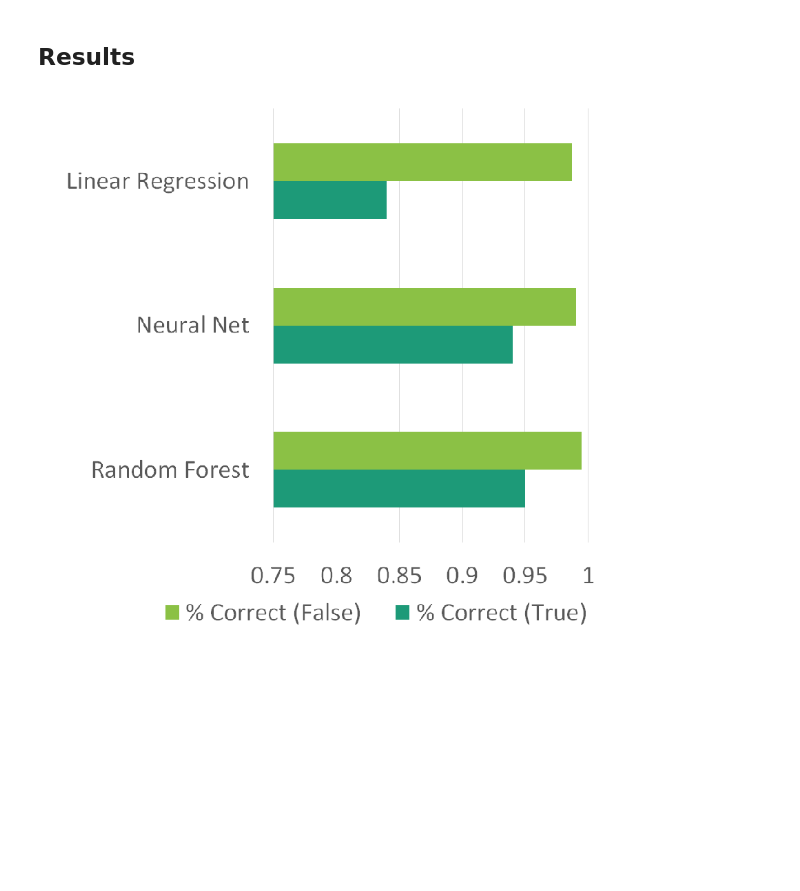
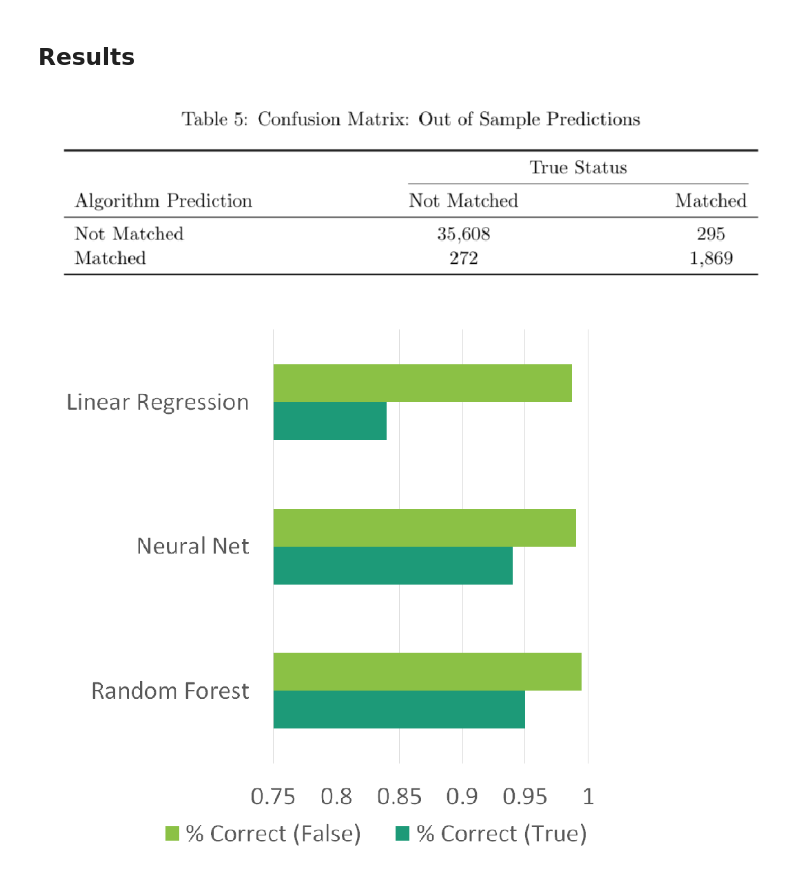
Before and after one commit to cookchr2/byu_machine_learning_project_ben-chris, a Jupyter notebook: Presentation - Census Linking with Machine Learning.ipynb, the cells around one changed output. Cells and saved outputs as stored; diff of their text form; code cells hidden in the pictures; blank space fills up the shorter version.

```diff
--- a/Presentation - Census Linking with Machine Learning.ipynb
+++ b/Presentation - Census Linking with Machine Learning.ipynb
@@ -23,6 +37,14 @@ plt.show()
 [figure]
 # %% [markdown]
 ## Results
+# %%
+image = imread("Feigenbaum_Confusion_Matrix.png")
+fig = plt.figure(figsize=(18,16))
+plt.imshow(image)
+plt.axis("off")
+plt.show()
+# %% [output]
+[figure, added]
 # %%
 image = imread("Model_Accuracy.png")
 fig = plt.figure(figsize=(18,16))
```
Also changed, not shown: parts of 2 cells of this notebook, 3 other files.
